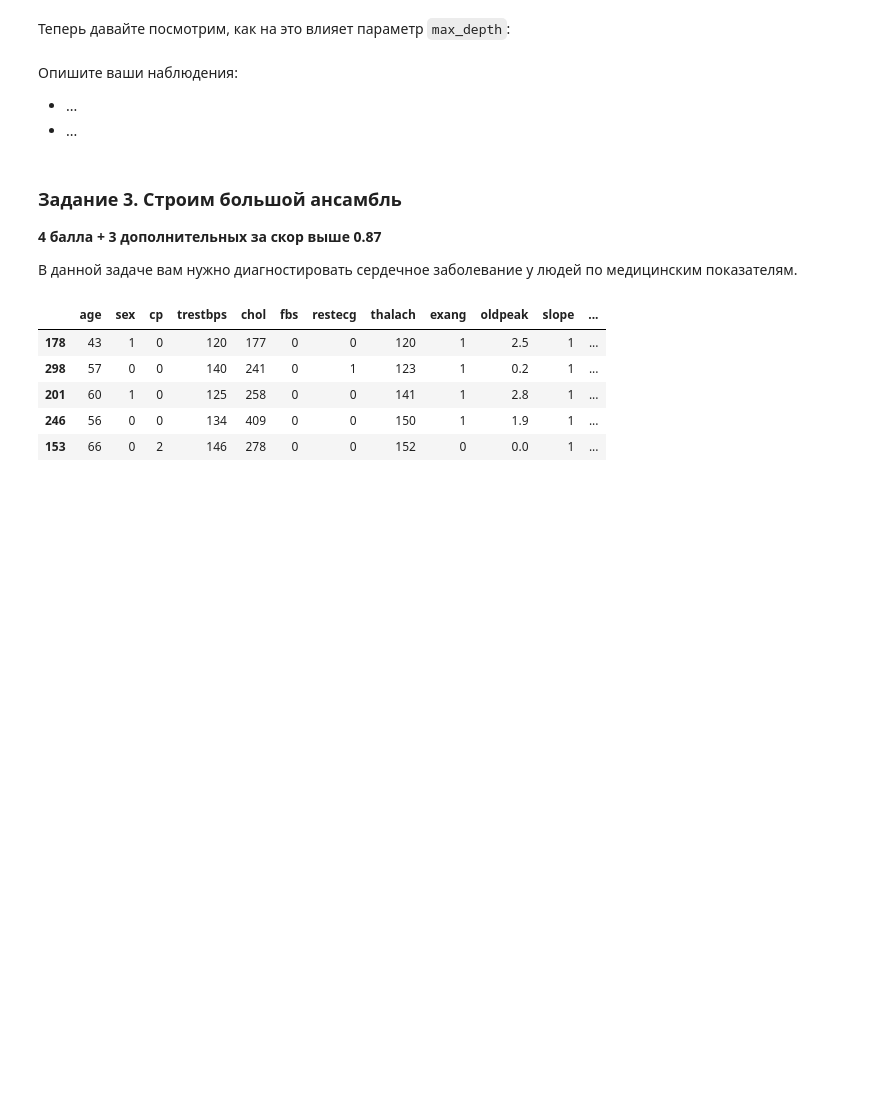
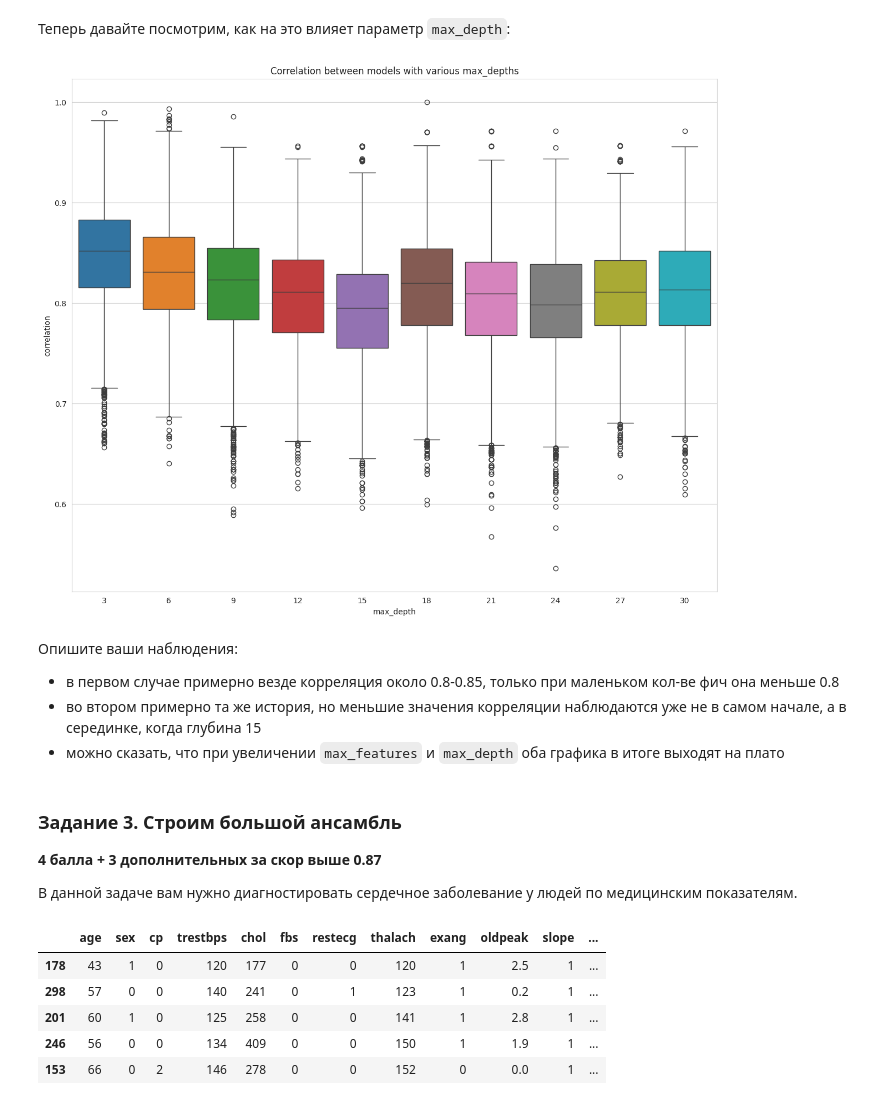
Before and after one commit to ArtemVaska/BI-ML-2024, a Jupyter notebook: lecture_5_ensemples/homework/code/Ensembles.ipynb, the cells around one changed output. Drawn from its saved outputs; the diff is of its cells as text; code cells hidden in the pictures; blank space fills up the shorter version.

```diff
--- a/lecture_5_ensemples/homework/code/Ensembles.ipynb
+++ b/lecture_5_ensemples/homework/code/Ensembles.ipynb
@@ -354,8 +380,29 @@ X_train, X_test, y_train, y_test = train_test_split(X, y, random_state=42)
+# %%
+corrs_list = []
+max_depth_list = list(range(3, 31, 3))
+
+for max_depth in max_depth_list:
+    rf_model = RandomForestClassifier(
+        max_depth=max_depth,
+    )
+    rf_model.fit(X_train, y_train)
+    corrs_list.append(base_model_pair_correlation(rf_model, X_test))
+
+plt.figure(figsize=(15, 12))
+sns.boxplot(data=corrs_list)
+plt.title("Correlation between models with various max_depths")
+plt.xlabel("max_depth")
+plt.ylabel("correlation")
+plt.xticks(range(10), max_depth_list)
+plt.show();
+# %% [output]
+[figure, added]
 # %% [markdown]
 Опишите ваши наблюдения:
 
-* ...
-* ...
+* в первом случае примерно везде корреляция около 0.8-0.85, только при маленьком кол-ве фич она меньше 0.8
+* во втором примерно та же история, но меньшие значения корреляции наблюдаются уже не в самом начале, а в серединке, когда глубина 15
+* можно сказать, что при увеличении `max_features` и `max_depth` оба графика в итоге выходят на плато
 # %% [markdown]
 ### Задание 3. Строим большой ансамбль
 
```
Also changed, not shown: parts of 5 cells of this notebook.
